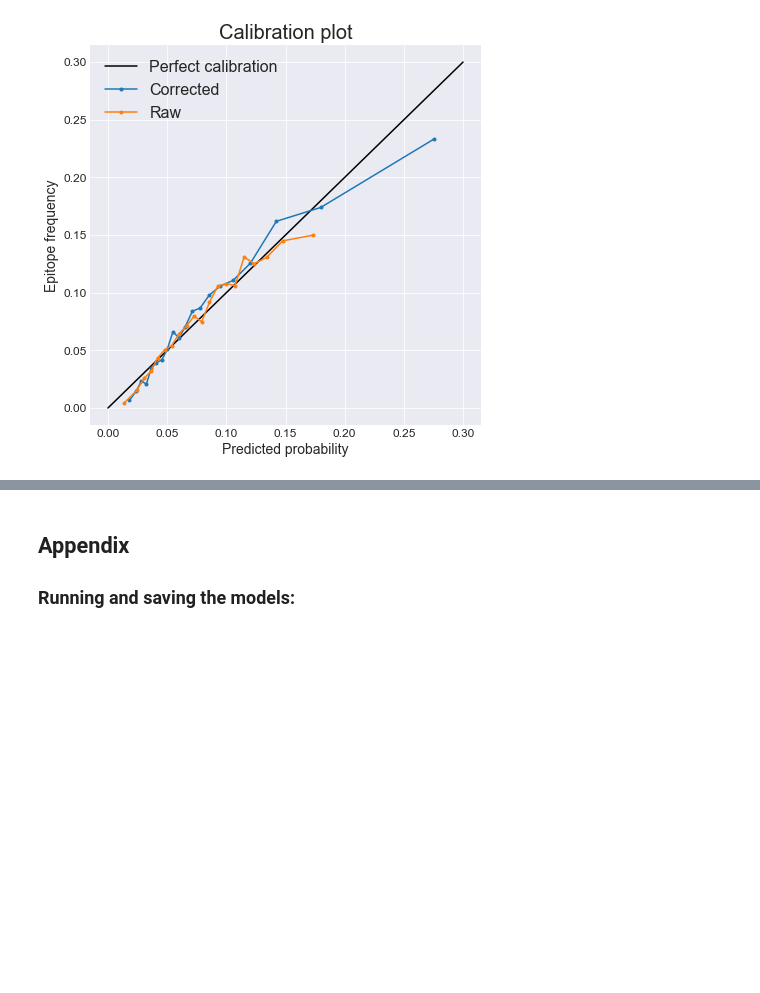
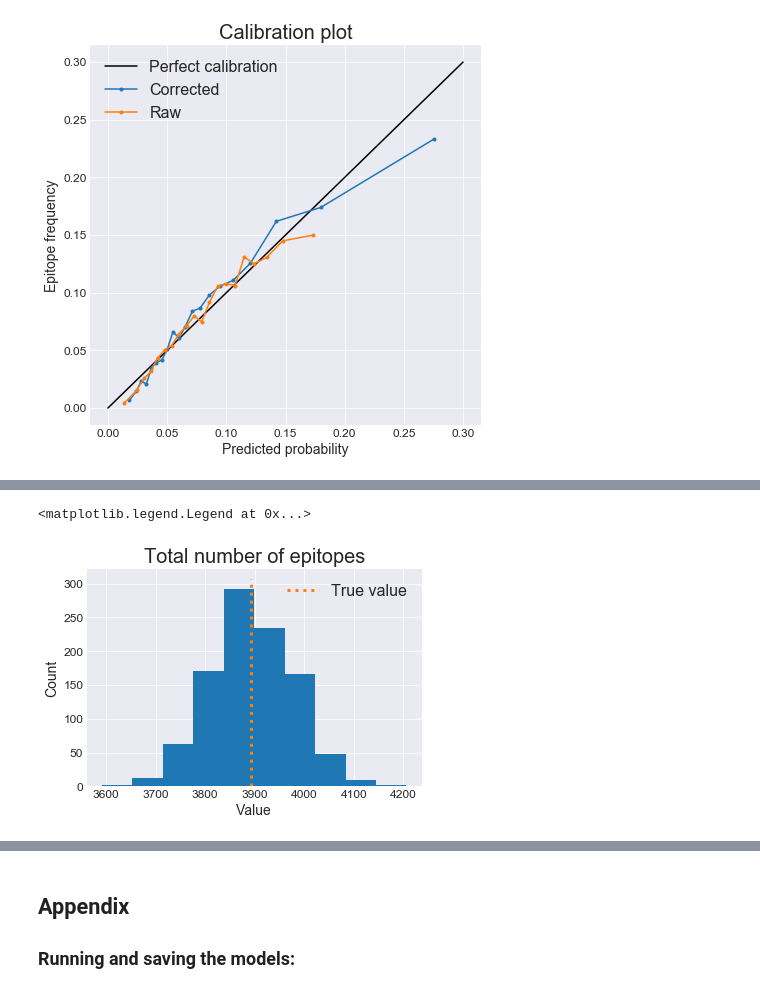
Before and after one commit to BirkirRey/BayesianBepipred, a Jupyter notebook: jakob_dennis/report_nissen_pohl.ipynb, the cells around one changed output, grey strips where cells are left out. Drawn from its saved outputs; the diff is of its cells as text; code cells hidden in the pictures; blank space fills up the shorter version.

```diff
--- a/jakob_dennis/report_nissen_pohl.ipynb
+++ b/jakob_dennis/report_nissen_pohl.ipynb
@@ -767,0 +784,42 @@ Predicting epitope regions remains a challenging task. In this project we were a
+# %%
+def getruns(arr, length):
+    streak, runs = 0, 0
+    for i in arr:
+        if streak >= length and not i:
+            runs += 1
+        streak = streak + 1 if i else 0
+    return runs
+
+truth = standata['epitopes'] == 1 # booleans
+sum_epitopes, quartiles, maxes, mins, stddev_epitopes, runs, ranges = [list() for i in range(7)]
+
+# Get where each protein ends and begins
+i = 0
+for protein in data:
+    end = i + len(protein['seq'])
+    ranges.append(range(i, end))
+    i = end
+
+truth_per_protein = np.array([truth[r.start:r.stop].sum() for r in ranges])
+
+# Generate data a bunch of times and calculate statistics for each time
+for parameter_sample in range(1000):
+    parameter_index = np.random.randint(len(caches[6]['lp__']))
+    generated = np.random.rand(len(truth)) < model6(parameter_index)
+    sum_epitopes.append(generated.sum())
+    per_protein = np.array([generated[r.start:r.stop].sum() for r in ranges])
+    stddev_epitopes.append(np.std(per_protein))
+    runs.append(getruns(generated, 5))
+    maxes.append(per_protein.max())
+    mins.append(per_protein.min())
+    qs = (np.percentile(per_protein, 25), np.percentile(per_protein, 50), np.percentile(per_protein, 75))
+    quartiles.append(qs)
+# %%
+plt.hist(sum_epitopes)
+ymin, ymax = plt.ylim()
+plt.vlines(truth.sum(), 0, ymax, color='C1', linestyles='dotted', lw=3)
+setplot('Total number of epitopes', 'Value', 'Count')
+plt.legend(['True value'], fontsize=16)
+# %% [output]
+<matplotlib.legend.Legend at 0x...>
+[figure, added]
```
Also changed, not shown: parts of 8 cells of this notebook.
